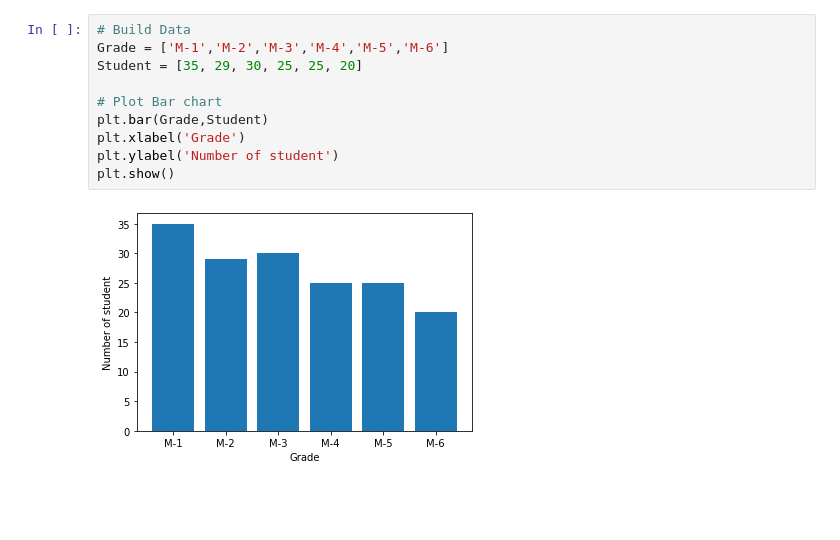
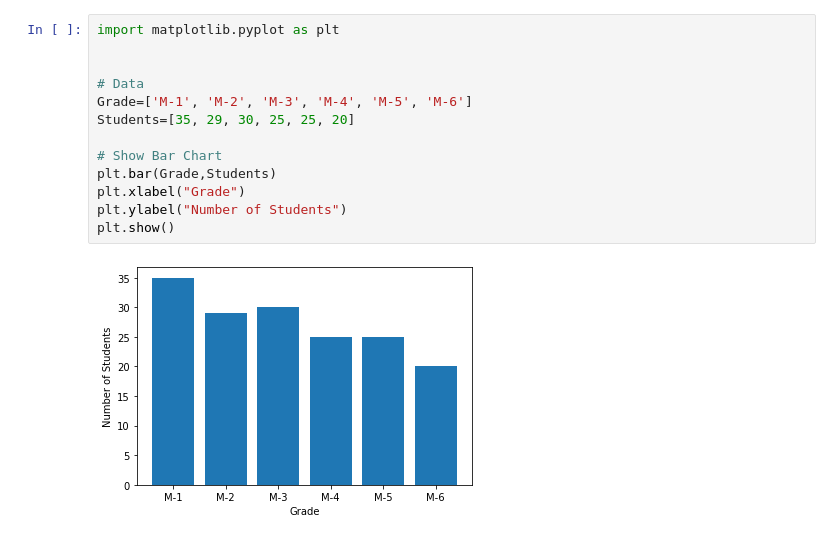
Before and after one commit to KidAnarchy/Python_16_visualization, a Jupyter notebook: 01 Matplotlib.ipynb, the cells around one changed output. Drawn from its saved outputs; the diff is of its cells as text; blank space fills up the shorter version.

```diff
--- a/01 Matplotlib.ipynb
+++ b/01 Matplotlib.ipynb
@@ -80,12 +83,15 @@ plt.show()
 # %%
-# Build Data
-Grade = ['M-1','M-2','M-3','M-4','M-5','M-6']
-Student = [35, 29, 30, 25, 25, 20]
+import matplotlib.pyplot as plt
 
-# Plot Bar chart
-plt.bar(Grade,Student)
-plt.xlabel('Grade')
-plt.ylabel('Number of student')
+
+# Data
+Grade=['M-1', 'M-2', 'M-3', 'M-4', 'M-5', 'M-6']
+Students=[35, 29, 30, 25, 25, 20]
+
+# Show Bar Chart
+plt.bar(Grade,Students)
+plt.xlabel("Grade")
+plt.ylabel("Number of Students")
 plt.show()
 # %% [output]
-[figure, old version]
+[figure, new version]
```
Also changed, not shown: parts of 24 cells of this notebook, 2 other files.
